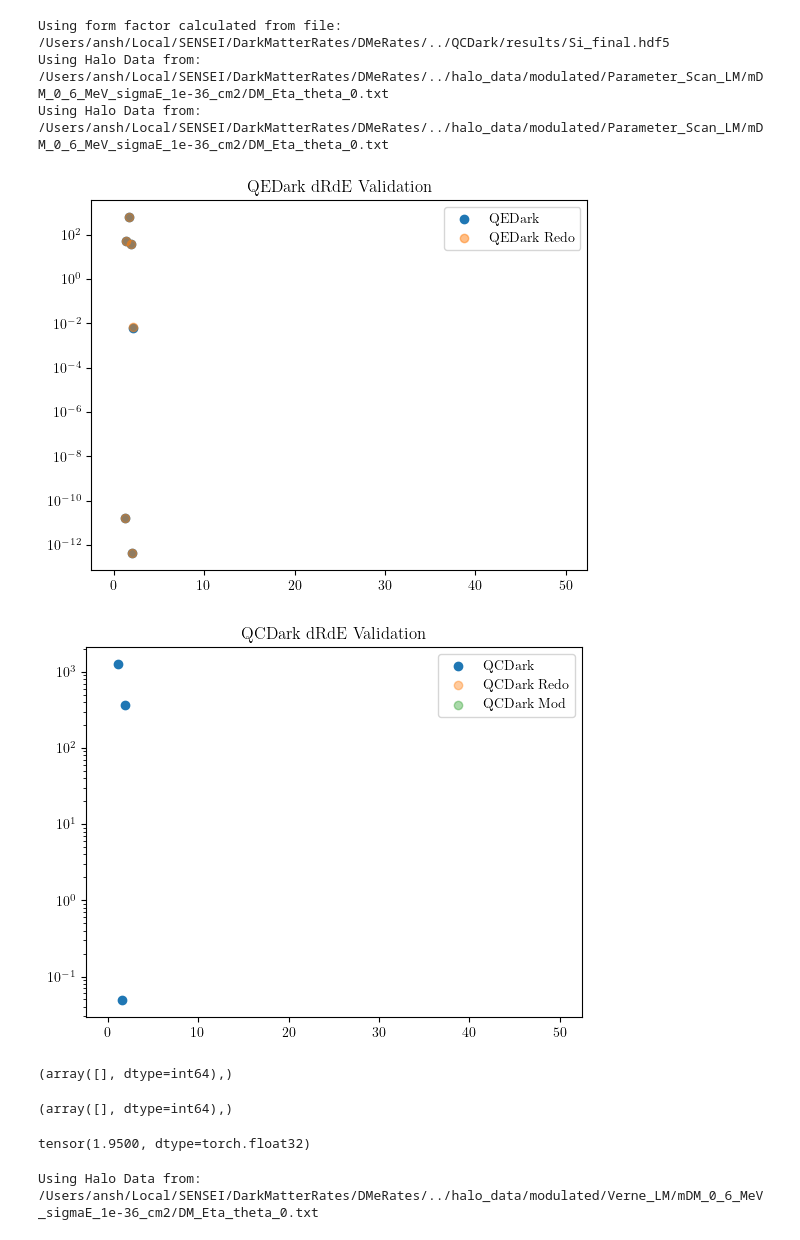
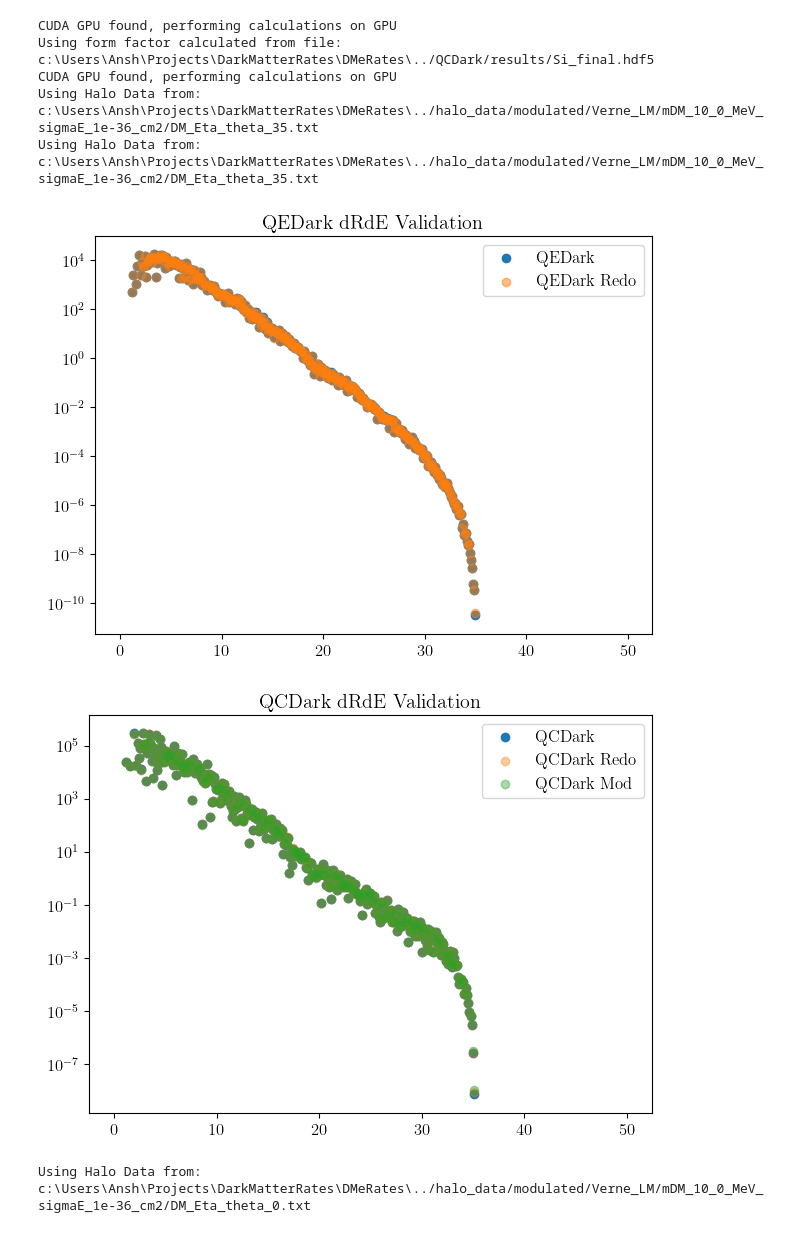
Before and after one commit to ande8412/DarkMatterRates, a Jupyter notebook: DMeRates_Validation.ipynb, the cells around one changed output. Saved outputs shown, nothing was run; the diff lists cells and outputs as text; code cells hidden in the pictures.

Commit message:
added requirements, bug fixes, fixed plotting directories, added device support

```diff
--- a/DMeRates_Validation.ipynb
+++ b/DMeRates_Validation.ipynb
@@ -1,22 +1,33 @@
 # %%
-import DMeRates
+# import DMeRates
 import DMeRates.DMeRate as DMeRate
+import torch
 import numericalunits as nu
 import numpy as np
-import torch
+import matplotlib as mpl
 import matplotlib.pyplot as plt
+plt.rcParams['text.usetex'] = True  # Enable LaTeX
+params = {'text.usetex' : True,
+            'font.size' : 12,
+            'font.family' : 'cmr10',
+            'figure.autolayout': True
+            }
+plt.rcParams.update(params)
+plt.rcParams['axes.unicode_minus']=False
+plt.rcParams['axes.labelsize']=10
 # %%
-mX_array = np.concatenate((np.arange(0.2,0.8,0.025),np.array([0.9]),np.arange(1,5,0.05),np.arange(5,11,1),np.array([20,50,100,200,500,1000,10000]))) #MeV
 FDMn = 2
 
 halo_model = 'shm'
 DoScreen = False
-test_mX = 0.6 #MeV
+test_mX = 10. #MeV
 test_mX_eV = test_mX*1e6
 test_mX_unitized= test_mX * nu.MeV / nu.c0**2
 ne = 1
 cs = 1e-36
 cs_unitized = cs * nu.cm**2
+nes = [1,2,3,4,5,6,7,8,9,10]
+mX_array = np.concatenate((np.arange(0.2,0.8,0.025),np.array([0.9]),np.arange(1,5,0.05),np.arange(5,11,1),np.array([20,50,100,200,500,1000,10000]))) #MeV
 # %%
 from QCDark.dark_matter_rates import d_rate,default_screening,default_si,read_output,default_astro
 default_astro['sigma_e'] = cs
@@ -34,7 +45,8 @@ Ee_old, dR_old= d_rate(test_mX_eV, cff, FDM_exp = FDMn, screening = screening, a
 
 from QEDark.QEDark2 import QEDark
 qedark = QEDark()
-Ee_qe = torch.arange(0,50,0.1)
+
+Ee_qe = np.arange(0,50,0.1)
 drde_qedark = qedark.vectorized_dRdE('Si',test_mX_eV,Ee_qe,FDMn,'imb',DoScreen=DoScreen)
 
 
@@ -48,48 +60,45 @@ dmrates_qedark = DMeRate.DMeRate('Si',QEDark=True)
 dmrates.update_crosssection(cs)
 
 # drde_qcdark_redo_res = dmrates.vectorized_dRdE(test_mX,FDMn,halo_model,DoScreen=DoScreen,integrate=True,unitize=True,debug=True)
-drde_qedark_redo = dmrates_qedark.vectorized_dRdE(test_mX,FDMn,'imb',DoScreen=DoScreen,integrate=False,unitize=True,debug=False)
+drde_qedark_redo = dmrates_qedark.vectorized_dRdE(test_mX,FDMn,'imb',DoScreen=DoScreen,integrate=False,unitize=True,debug=False).cpu().numpy()
 drde_qcdark_redo_res = dmrates.vectorized_dRdE(test_mX,FDMn,'shm',DoScreen=DoScreen,integrate=True,unitize=True,debug=True)
-drde_qcdark_redo_mod_res = dmrates.vectorized_dRdE(test_mX,FDMn,'modulated',DoScreen=DoScreen,integrate=True,unitize=True,debug=True,isoangle=0)
-drde_qcdark_redo_mod = drde_qcdark_redo_mod_res['drde']
-drde_qcdark_redo = drde_qcdark_redo_res['drde']
+drde_qcdark_redo_mod_res = dmrates.vectorized_dRdE(test_mX,FDMn,'modulated',DoScreen=DoScreen,integrate=True,unitize=True,debug=True,isoangle=35,useVerne=True)
+drde_qcdark_redo_mod = drde_qcdark_redo_mod_res['drde'].cpu().numpy()
+drde_qcdark_redo = drde_qcdark_redo_res['drde'].cpu().numpy()
+Earr = dmrates.Earr.cpu().numpy()
+Earr /= nu.eV
+
+Earr_qedark = dmrates_qedark.Earr.cpu().numpy()
+Earr_qedark /= nu.eV
 # %% [output]
-Using form factor calculated from file: /Users/ansh/Local/SENSEI/DarkMatterRates/DMeRates/../QCDark/results/Si_final.hdf5
-Using Halo Data from: /Users/ansh/Local/SENSEI/DarkMatterRates/DMeRates/../halo_data/modulated/Parameter_Scan_LM/mDM_0_6_MeV_sigmaE_1e-36_cm2/DM_Eta_theta_0.txt
-Using Halo Data from: /Users/ansh/Local/SENSEI/DarkMatterRates/DMeRates/../halo_data/modulated/Parameter_Scan_LM/mDM_0_6_MeV_sigmaE_1e-36_cm2/DM_Eta_theta_0.txt
+CUDA GPU found, performing calculations on GPU
+Using form factor calculated from file: c:\Users\Ansh\Projects\DarkMatterRates\DMeRates\../QCDark/results/Si_final.hdf5
+CUDA GPU found, performing calculations on GPU
+Using Halo Data from: c:\Users\Ansh\Projects\DarkMatterRates\DMeRates\../halo_data/modulated/Verne_LM/mDM_10_0_MeV_sigmaE_1e-36_cm2/DM_Eta_theta_35.txt
+Using Halo Data from: c:\Users\Ansh\Projects\DarkMatterRates\DMeRates\../halo_data/modulated/Verne_LM/mDM_10_0_MeV_sigmaE_1e-36_cm2/DM_Eta_theta_35.txt
 # %%
-plt.scatter(Ee_qe,drde_qedark,label='QEDark')
-plt.scatter(dmrates_qedark.Earr/nu.eV,drde_qedark_redo,label='QEDark Redo',alpha=0.5)
+
+
+plt.scatter(Earr_qedark,drde_qedark,label='QEDark')
+plt.scatter(Earr_qedark,drde_qedark_redo,label='QEDark Redo',alpha=0.5)
 plt.yscale('log')
 plt.legend()
 plt.title('QEDark dRdE Validation')
 plt.show()
 plt.close()
 
 plt.scatter(Ee_old,dR_old,label='QCDark')
-plt.scatter(dmrates.Earr/nu.eV,drde_qcdark_redo,label='QCDark Redo',alpha=0.4)
-plt.scatter(dmrates.Earr/nu.eV,drde_qcdark_redo_mod,label='QCDark Mod',alpha=0.4)
+plt.scatter(Earr,drde_qcdark_redo,label='QCDark Redo',alpha=0.4)
+plt.scatter(Earr,drde_qcdark_redo_mod,label='QCDark Mod',alpha=0.4)
 
 plt.yscale('log')
 plt.legend()
 plt.title('QCDark dRdE Validation')
 plt.show()
 plt.close()
 # %% [output]
-[figure, old version]
+[figure, new version]
-[figure, old version]
+[figure, new version]
-# %%
-np.where(drde_qcdark_redo_mod > 0)
-# %% [output]
-(array([], dtype=int64),)
-# %%
-np.where(drde_qcdark_redo > 0)
-# %% [output]
-(array([], dtype=int64),)
-# %%
-dmrates.Earr[19] / nu.eV
-# %% [output]
-tensor(1.9500, dtype=torch.float32)
 # %%
 vmin_test = dmrates.vMin_tensor(dmrates.qArr,torch.tensor([dmrates.Earr[19]]),test_mX_unitized)[0]
 eta_test_shm = dmrates.get_parametrized_eta(vmin_test,test_mX_unitized,FDMn,'shm')
@@ -104,12 +113,17 @@ vmin_test = vmin_test[filter_indices]
 eta_test_shm = eta_test_shm[filter_indices]
 eta_test_mod = eta_test_mod[filter_indices]
 
+vmin_test = vmin_test.cpu().numpy()
+eta_test_shm = eta_test_shm.cpu().numpy()
+eta_test_mod = eta_test_mod.cpu().numpy()
+
+
 sort_idx = np.argsort(vmin_test)
 eta_test_shm = eta_test_shm[sort_idx]
 eta_test_mod = eta_test_mod[sort_idx]
 vmin_test = vmin_test[sort_idx]
 # %% [output]
-Using Halo Data from: /Users/ansh/Local/SENSEI/DarkMatterRates/DMeRates/../halo_data/modulated/Verne_LM/mDM_0_6_MeV_sigmaE_1e-36_cm2/DM_Eta_theta_0.txt
+Using Halo Data from: c:\Users\Ansh\Projects\DarkMatterRates\DMeRates\../halo_data/modulated/Verne_LM/mDM_10_0_MeV_sigmaE_1e-36_cm2/DM_Eta_theta_0.txt
 # %%
 plt.plot(vmin_test,eta_test_shm,label='shm')
 plt.plot(vmin_test,eta_test_mod,label='mod')
```
Also changed, not shown: parts of 36 cells of this notebook, 9 other files.
